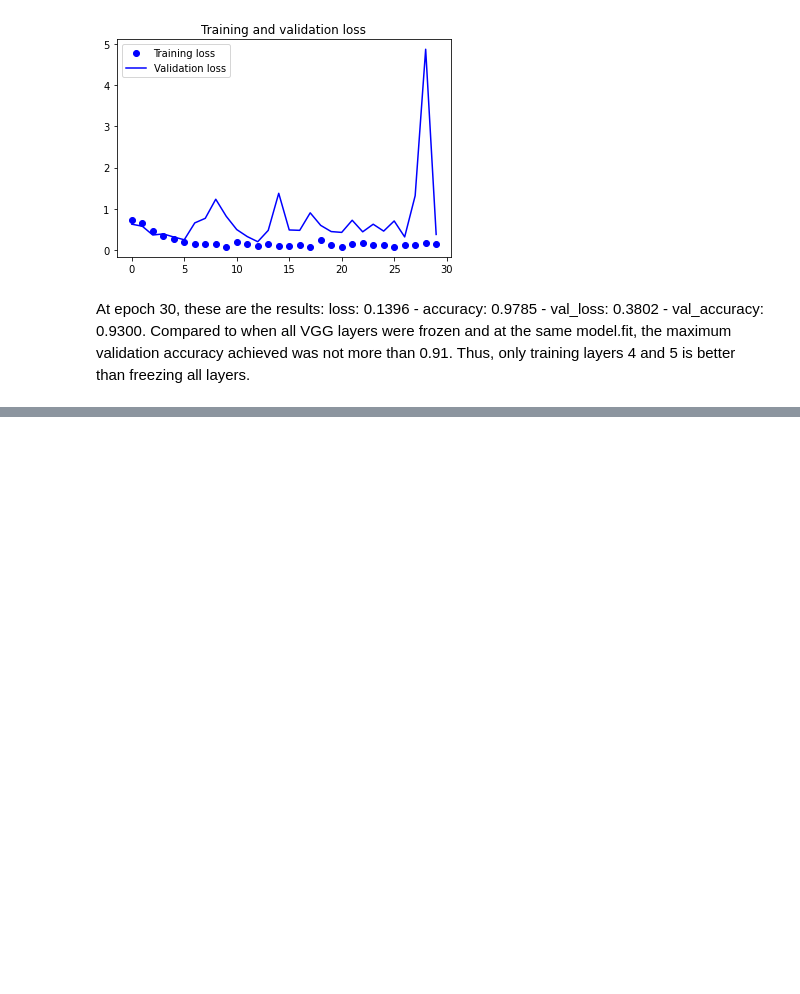
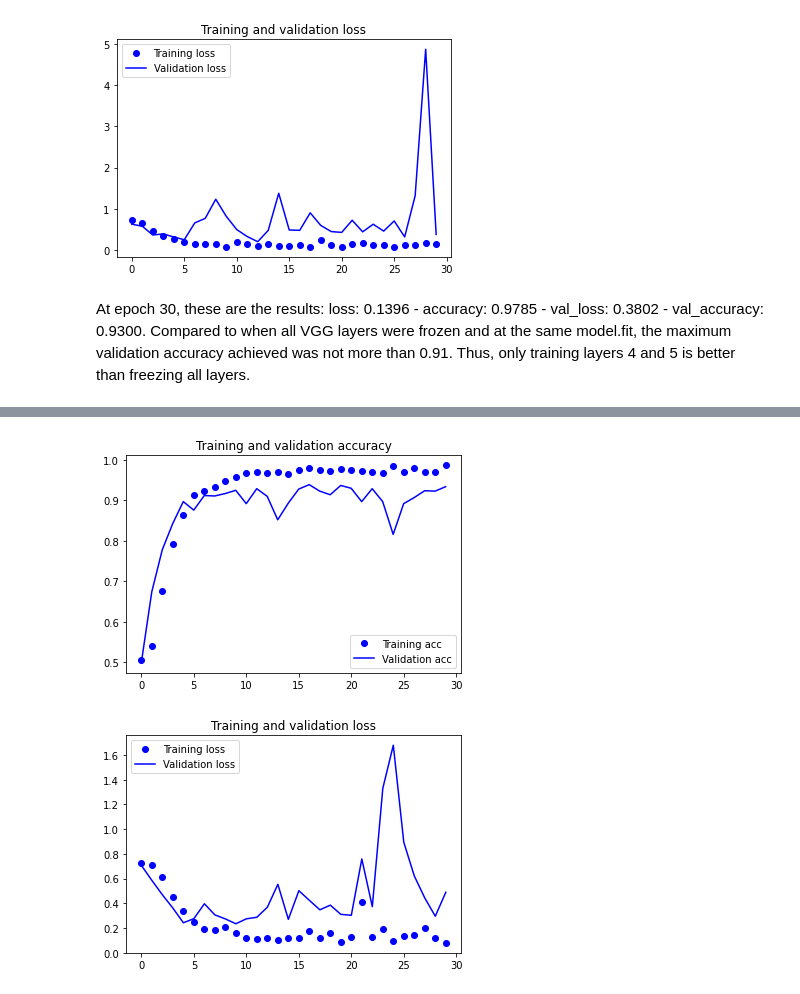
Before and after one commit to nopynospy/apu_deep_learning, a Jupyter notebook: LAB_7_Transfer_Learning_finetune.ipynb, the cells around one changed output, grey strips where cells are left out. Saved outputs shown, nothing was run; the diff lists cells and outputs as text; code cells hidden in the pictures; blank space fills up the shorter version.

Commit message:
Lab 7: train vgg layer 5 only

```diff
--- a/LAB_7_Transfer_Learning_finetune.ipynb
+++ b/LAB_7_Transfer_Learning_finetune.ipynb
@@ -204,0 +253,12 @@ files.download('lab_7_finetune_tl.h5')
+# %%
+# Add the custom layers atop the VGG19 model:
+model2.add(Flatten(name='flattened'))
+model2.add(Dropout(0.5, name='dropout1'))
+model2.add(Dense(512, activation='relu'))
+model2.add(Dropout(0.3, name='dropout2'))
+model2.add(Dense(1, activation='sigmoid', name='predictions'))
+# %%
+from tensorflow.keras import optimizers
+model2.compile(loss='binary_crossentropy',
+              optimizer=optimizers.RMSprop(learning_rate=1e-4),
+              metrics=['accuracy'])
@@ -204,0 +285,7 @@ files.download('lab_7_finetune_tl.h5')
+# %%
+history = model2.fit(
+      train_generator,
+      steps_per_epoch=100,
+      epochs=30,
+      validation_data=validation_generator,
+      validation_steps=50)
@@ -204,0 +310,26 @@ files.download('lab_7_finetune_tl.h5')
+# %%
+import matplotlib.pyplot as plt
+
+accuracy = history.history['accuracy']
+val_acc = history.history['val_accuracy']
+loss = history.history['loss']
+val_loss = history.history['val_loss']
+
+epochs = range(len(accuracy))
+
+plt.plot(epochs, accuracy, 'bo', label='Training acc')
+plt.plot(epochs, val_acc, 'b', label='Validation acc')
+plt.title('Training and validation accuracy')
+plt.legend()
+
+plt.figure()
+
+plt.plot(epochs, loss, 'bo', label='Training loss')
+plt.plot(epochs, val_loss, 'b', label='Validation loss')
+plt.title('Training and validation loss')
+plt.legend()
+
+plt.show()
+# %% [output]
+[figure, added]
+[figure, added]
```
Also changed, not shown: parts of 10 cells of this notebook.
